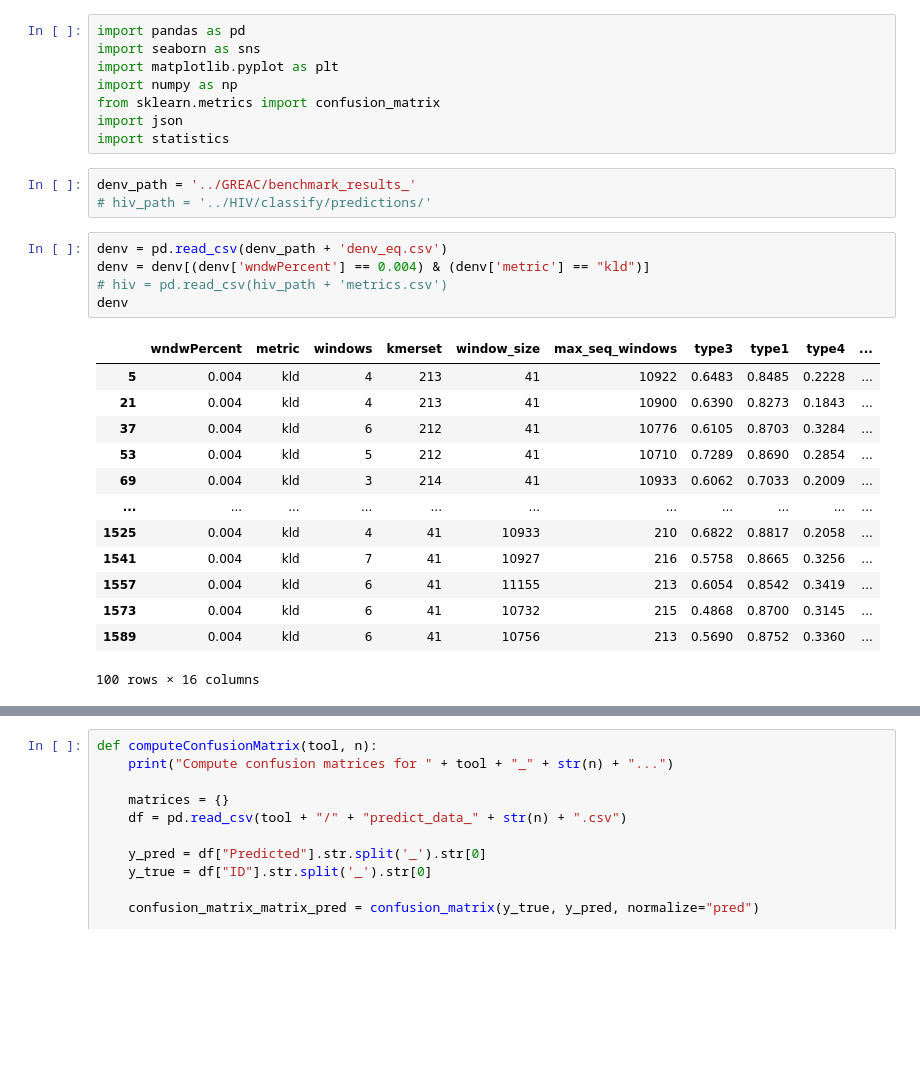
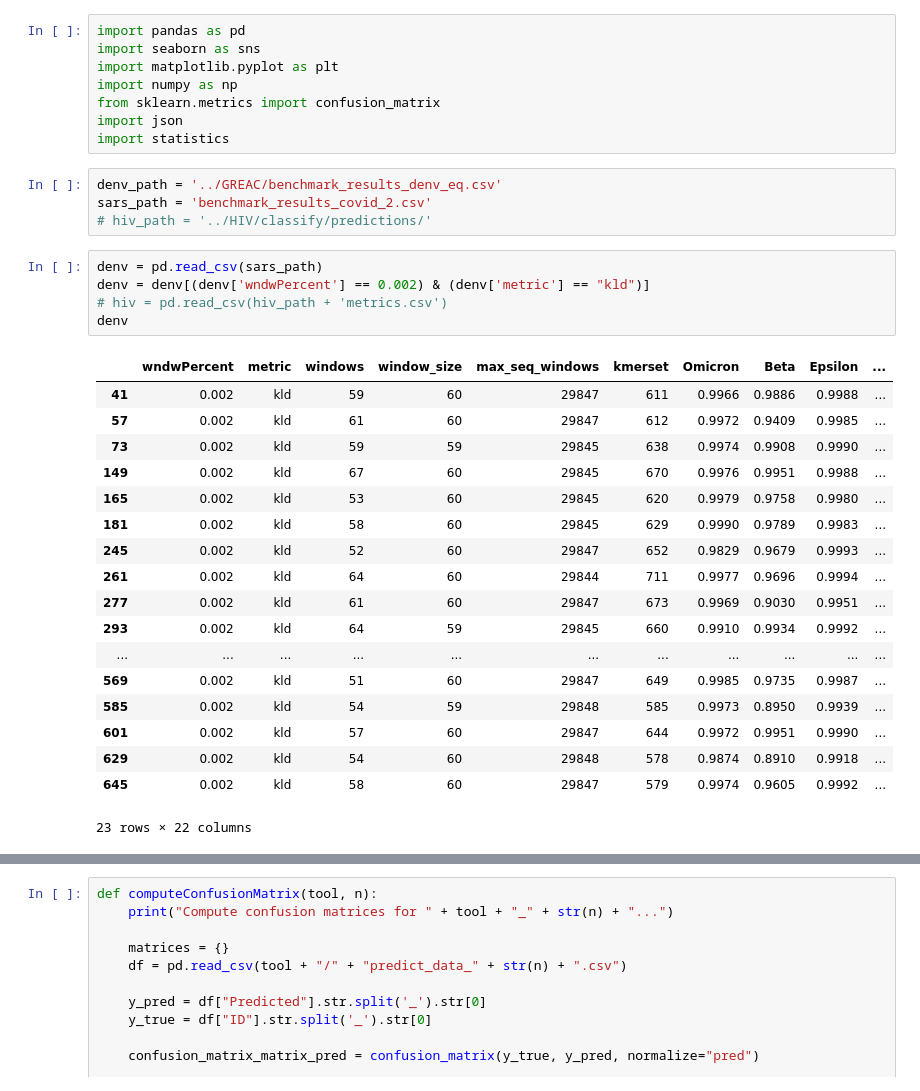
Before and after one commit to SALIPE/genomic-extractor, a Jupyter notebook: notebooks/create_figs_hiv_denv.ipynb, the cells around one changed output, grey strips where cells are left out. Saved outputs shown, nothing was run; the diff lists cells and outputs as text; blank space fills up the shorter version.

Commit message:
computational performance eval and results

```diff
--- a/notebooks/create_figs_hiv_denv.ipynb
+++ b/notebooks/create_figs_hiv_denv.ipynb
@@ -29,27 +29,33 @@ from sklearn.metrics import confusion_matrix
 import json
 import statistics
 # %%
-denv_path = '../GREAC/benchmark_results_'
+denv_path = '../GREAC/benchmark_results_denv_eq.csv'
+sars_path = 'benchmark_results_covid_2.csv'
 # hiv_path = '../HIV/classify/predictions/'
 # %%
-denv = pd.read_csv(denv_path + 'denv_eq.csv')
-denv = denv[(denv['wndwPercent'] == 0.004) & (denv['metric'] == "kld")]
+denv = pd.read_csv(sars_path)
+denv = denv[(denv['wndwPercent'] == 0.002) & (denv['metric'] == "kld")]
 # hiv = pd.read_csv(hiv_path + 'metrics.csv')
 denv
 # %% [output]
-|  | wndwPercent | metric | windows | kmerset | window_size | max_seq_windows | type3 | type1 | type4 | ... |
-| 5 | 0.004 | kld | 4 | 213 | 41 | 10922 | 0.6483 | 0.8485 | 0.2228 | ... |
-| 21 | 0.004 | kld | 4 | 213 | 41 | 10900 | 0.6390 | 0.8273 | 0.1843 | ... |
-| 37 | 0.004 | kld | 6 | 212 | 41 | 10776 | 0.6105 | 0.8703 | 0.3284 | ... |
-| 53 | 0.004 | kld | 5 | 212 | 41 | 10710 | 0.7289 | 0.8690 | 0.2854 | ... |
-| 69 | 0.004 | kld | 3 | 214 | 41 | 10933 | 0.6062 | 0.7033 | 0.2009 | ... |
+|  | wndwPercent | metric | windows | window_size | max_seq_windows | kmerset | Omicron | Beta | Epsilon | ... |
+| 41 | 0.002 | kld | 59 | 60 | 29847 | 611 | 0.9966 | 0.9886 | 0.9988 | ... |
+| 57 | 0.002 | kld | 61 | 60 | 29847 | 612 | 0.9972 | 0.9409 | 0.9985 | ... |
+| 73 | 0.002 | kld | 59 | 59 | 29845 | 638 | 0.9974 | 0.9908 | 0.9990 | ... |
+| 149 | 0.002 | kld | 67 | 60 | 29845 | 670 | 0.9976 | 0.9951 | 0.9988 | ... |
+| 165 | 0.002 | kld | 53 | 60 | 29845 | 620 | 0.9979 | 0.9758 | 0.9980 | ... |
+| 181 | 0.002 | kld | 58 | 60 | 29845 | 629 | 0.9990 | 0.9789 | 0.9983 | ... |
+| 245 | 0.002 | kld | 52 | 60 | 29847 | 652 | 0.9829 | 0.9679 | 0.9993 | ... |
+| 261 | 0.002 | kld | 64 | 60 | 29844 | 711 | 0.9977 | 0.9696 | 0.9994 | ... |
+| 277 | 0.002 | kld | 61 | 60 | 29847 | 673 | 0.9969 | 0.9030 | 0.9951 | ... |
+| 293 | 0.002 | kld | 64 | 59 | 29845 | 660 | 0.9910 | 0.9934 | 0.9992 | ... |
 | ... | ... | ... | ... | ... | ... | ... | ... | ... | ... | ... |
-| 1525 | 0.004 | kld | 4 | 41 | 10933 | 210 | 0.6822 | 0.8817 | 0.2058 | ... |
-| 1541 | 0.004 | kld | 7 | 41 | 10927 | 216 | 0.5758 | 0.8665 | 0.3256 | ... |
-| 1557 | 0.004 | kld | 6 | 41 | 11155 | 213 | 0.6054 | 0.8542 | 0.3419 | ... |
-| 1573 | 0.004 | kld | 6 | 41 | 10732 | 215 | 0.4868 | 0.8700 | 0.3145 | ... |
-| 1589 | 0.004 | kld | 6 | 41 | 10756 | 213 | 0.5690 | 0.8752 | 0.3360 | ... |
+| 569 | 0.002 | kld | 51 | 60 | 29847 | 649 | 0.9985 | 0.9735 | 0.9987 | ... |
+| 585 | 0.002 | kld | 54 | 59 | 29848 | 585 | 0.9973 | 0.8950 | 0.9939 | ... |
+| 601 | 0.002 | kld | 57 | 60 | 29847 | 644 | 0.9972 | 0.9951 | 0.9990 | ... |
+| 629 | 0.002 | kld | 54 | 60 | 29848 | 578 | 0.9874 | 0.8910 | 0.9918 | ... |
+| 645 | 0.002 | kld | 58 | 60 | 29847 | 579 | 0.9974 | 0.9605 | 0.9992 | ... |
-100 rows × 16 columns
+23 rows × 22 columns
 # %%
 #wndwPercent,metric,windows,kmerset,window_size,max_seq_windows,type3,type1,type4,type2,macro_f1,macro_precision,macro_recall,micro_f1,micro_precision,micro_recall
 metrics = ['windows','macro_precision', 'macro_recall', 'macro_f1', 'micro_f1']
```
Also changed, not shown: parts of 14 cells of this notebook, 5 other files.
